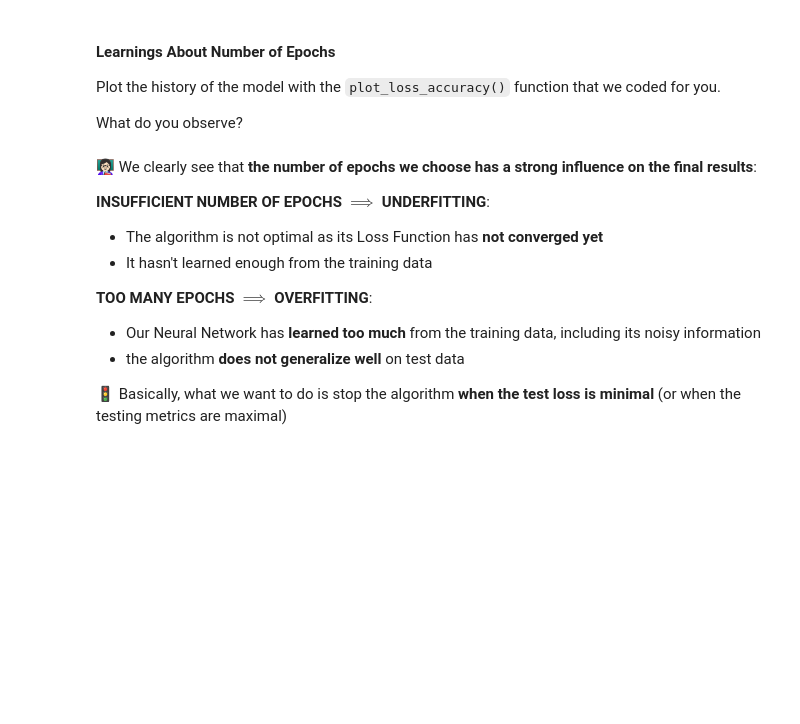
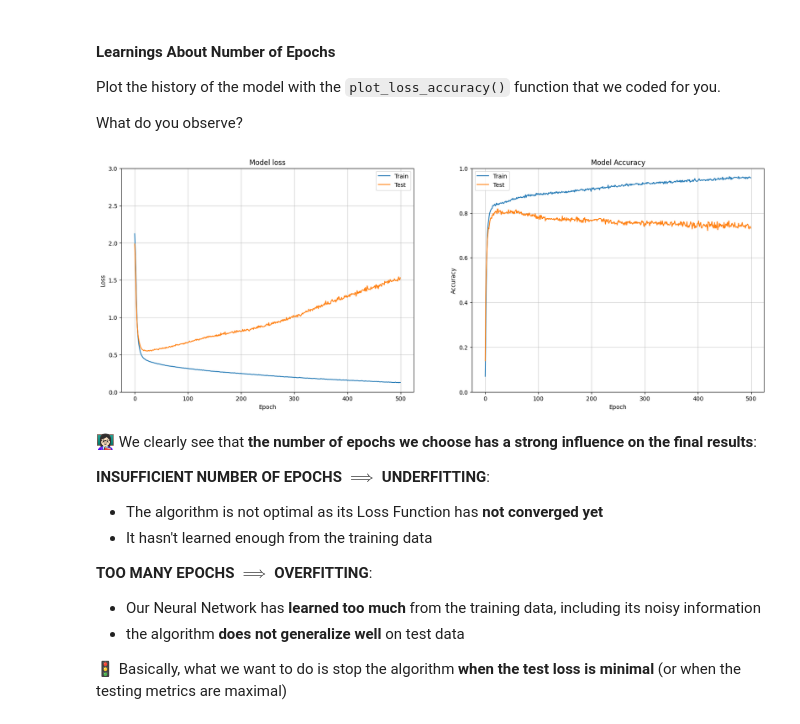
Before and after one commit to roninrp/data-how-to-properly-prevent-overfitting, a Jupyter notebook: how_to_properly_prevent_overfitting.ipynb, the cells around one changed output. Saved outputs shown, nothing was run; the diff lists cells and outputs as text; code cells hidden in the pictures; blank space fills up the shorter version.

```diff
--- a/how_to_properly_prevent_overfitting.ipynb
+++ b/how_to_properly_prevent_overfitting.ipynb
@@ -90,3 +116,23 @@ def initialize_model():
+# %%
+def initialize_model():
+    model = Sequential()
+
+    model.add(Input(shape=(10,)))
+
+    model.add(layers.Dense(25, activation='relu'))
+    model.add(layers.Dense(10, activation='relu'))
+
+    model.add(layers.Dense(8, activation='sigmoid'))
+
+    model.compile(
+        loss='categorical_crossentropy',
+        optimizer='adam',
+        metrics=['accuracy']
+    )
+
+    return model
+
+# model = initialize_model()
 # %% [markdown]
 ### Cross-Validating the Neural Net
 
@@ -231,6 +373,9 @@ def plot_loss_accuracy(history, title=None):
         fig.suptitle(title)
 # %%
 # YOUR CODE HERE
+plot_loss_accuracy(history)
+# %% [output]
+[figure, added]
 # %% [markdown]
 👩🏻‍🏫 We clearly see that **the number of epochs we choose has a strong influence on the final results**:
 
```
Also changed, not shown: parts of 35 cells of this notebook.
